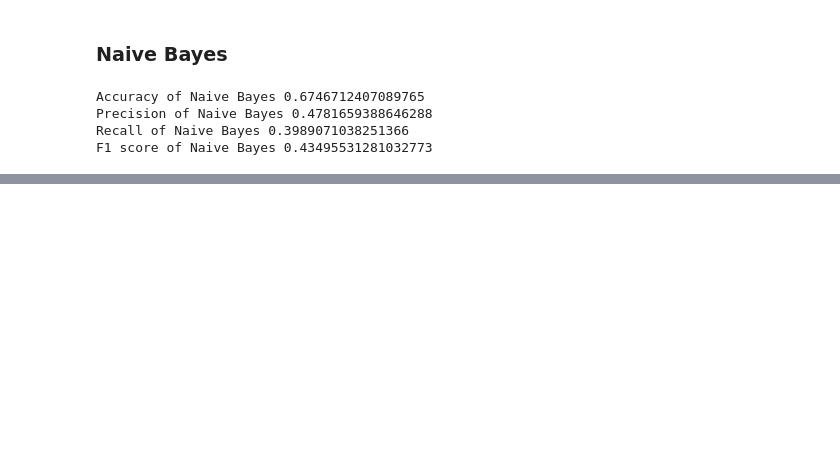
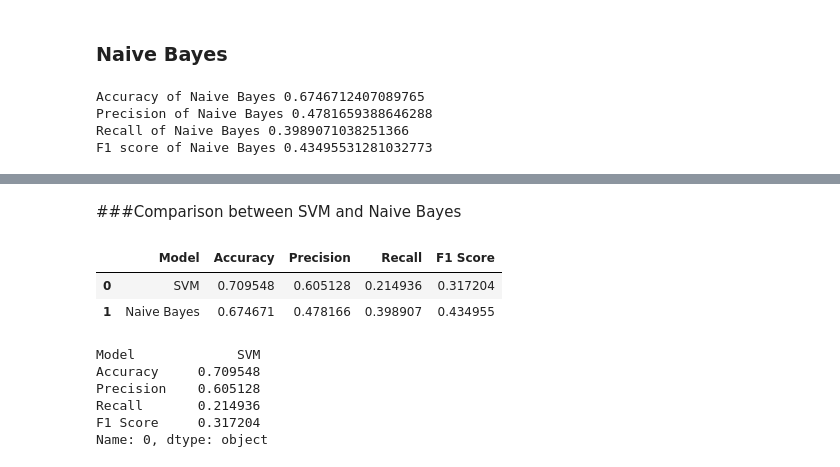
Before and after one commit to Priya-on-loop/Bank_management_model, a Jupyter notebook: Bank_Management.ipynb, the cells around one changed output, grey strips where cells are left out. Cells and saved outputs as stored; diff of their text form; code cells hidden in the pictures; blank space fills up the shorter version.

Commit message:
Completed model building, cross-validation, hyperparameter tuning on SVM and Naive Bayes. And ensemble on SVM. BY PRIYA

```diff
--- a/Bank_Management.ipynb
+++ b/Bank_Management.ipynb
@@ -495,6 +493,12 @@ df_bank.head()
 | 3 | 0.0 | 0.0 | 1 | 0 | 0.0 | 0.0 | 0.0 | 0 | 0.0 | 1.0 | ... |
 | 4 | 0.0 | 0.0 | 0 | 0 | 0.0 | 0.0 | 0.0 | 0 | 0.0 | 0.0 | ... |
 5 rows × 46 columns
+# %%
+#scaling after train - test split
+scaler = StandardScaler()
+X_train = scaler.fit_transform(X_train)
+X_test = scaler.transform(X_test)
+X = scaler.fit_transform(X)
 # %% [markdown]
 #Model Building
 # %% [markdown]
@@ -547,0 +830,52 @@ F1 score of Naive Bayes 0.43495531281032773
+# %% [markdown]
+###Comparison between SVM and Naive Bayes
+# %%
+classification_results = pd.DataFrame({
+
+    "Model":[
+        "SVM",
+        "Naive Bayes"
+    ],
+
+    "Accuracy":[
+        acc_SVM,
+        acc_nb
+    ],
+
+    "Precision":[
+        precision_score_SVM,
+        precision_score_nb
+    ],
+
+    "Recall":[
+        recall_score_SVM,
+        recall_score_nb
+    ],
+
+    "F1 Score":[
+        f1_score_SVM,
+        f1_score_nb
+    ]
+})
+
+classification_results
+# %% [output]
+|  | Model | Accuracy | Precision | Recall | F1 Score |
+| 0 | SVM | 0.709548 | 0.605128 | 0.214936 | 0.317204 |
+| 1 | Naive Bayes | 0.674671 | 0.478166 | 0.398907 | 0.434955 |
+# %%
+
+# best performing model
+
+best_class = classification_results.loc[
+    classification_results['Accuracy'].idxmax()
+]
+
+print(best_class)
+# %% [output]
+Model             SVM
+Accuracy     0.709548
+Precision    0.605128
+Recall       0.214936
+F1 Score     0.317204
+Name: 0, dtype: object
```
Also changed, not shown: parts of 8 cells of this notebook.
